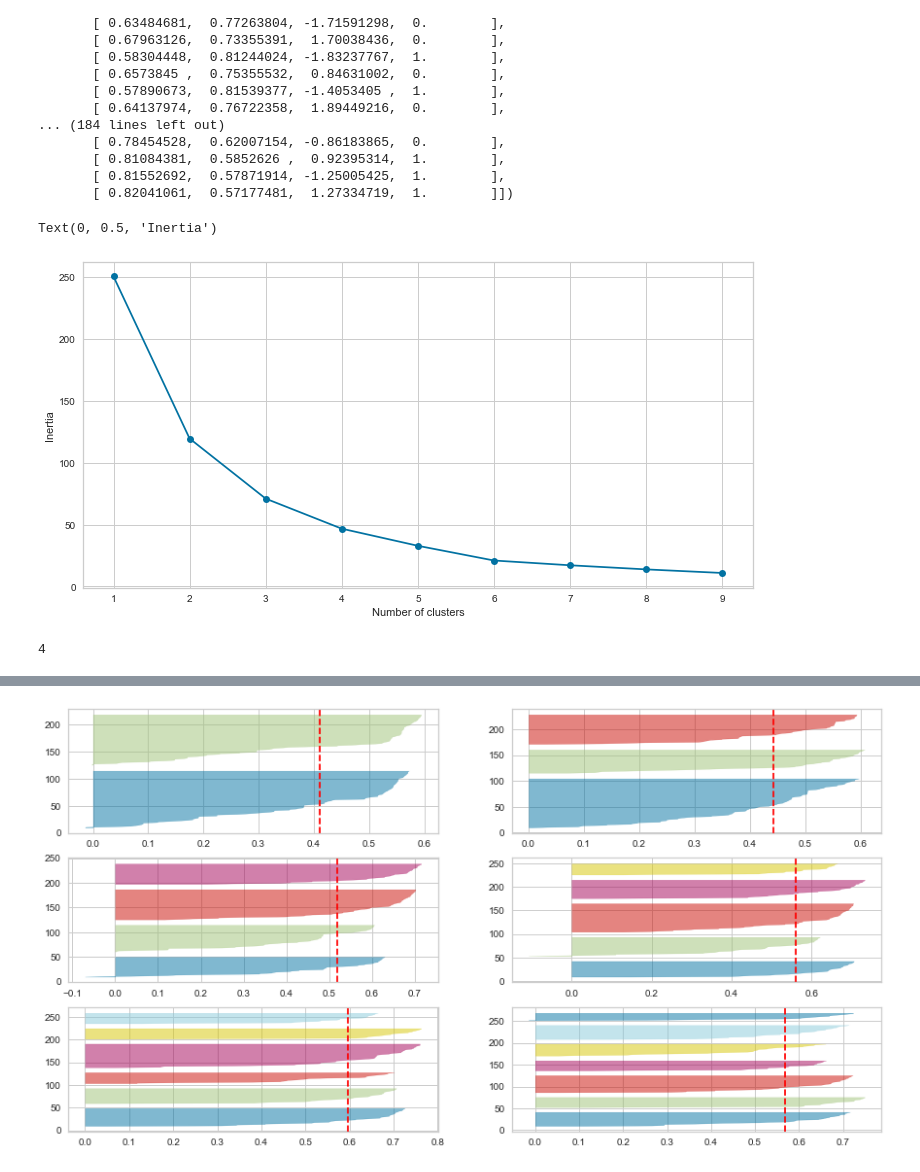
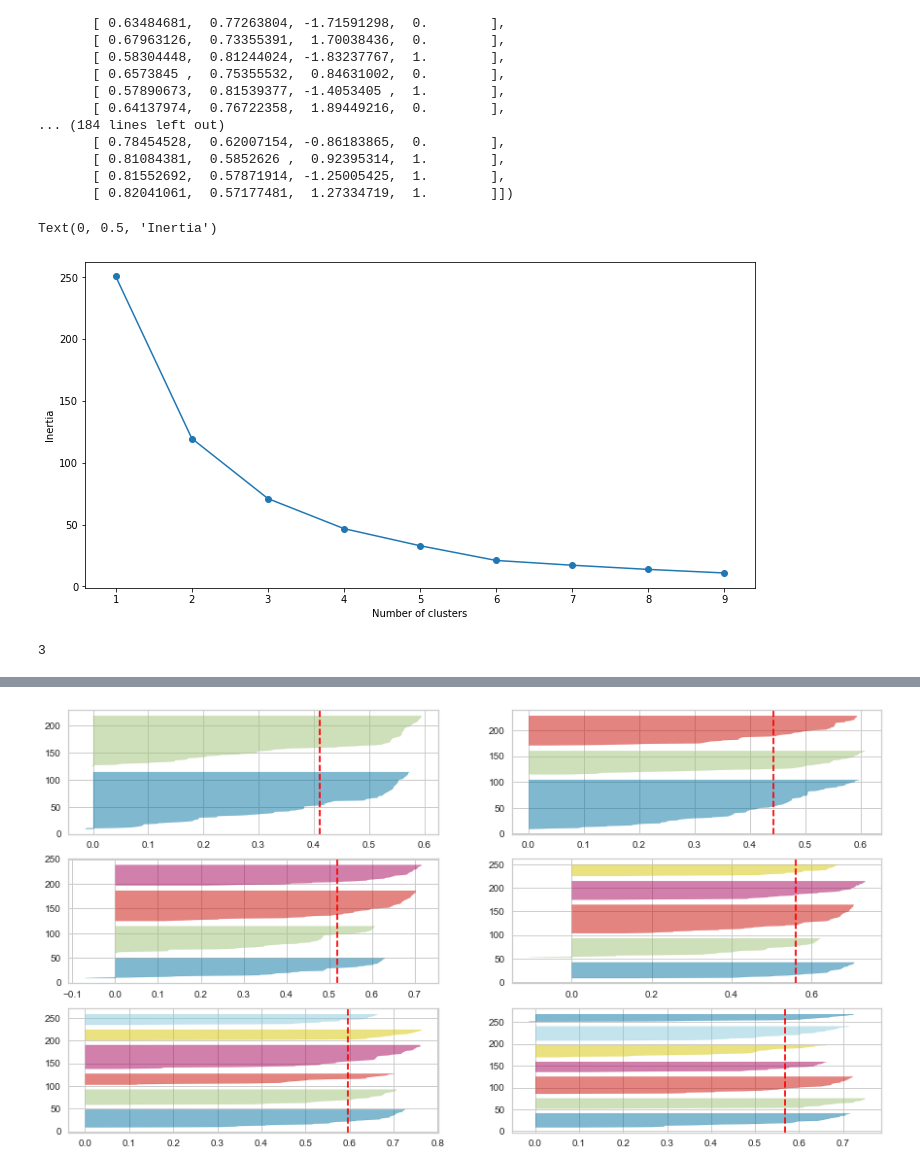
Before and after one commit to msdelaney/KMeans, a Jupyter notebook: Segmentation Pipeline.ipynb, the cells around one changed output, grey strips where cells are left out. Saved outputs shown, nothing was run; the diff lists cells and outputs as text; code cells hidden in the pictures.

```diff
--- a/Segmentation Pipeline.ipynb
+++ b/Segmentation Pipeline.ipynb
@@ -113,29 +113,29 @@ array([[ 0.67924479,  0.73391179, -0.43480148,  1.        ],
 # %%
 SSE = []
 
 for cluster in range(1,10):
     kmeans = KMeans(n_clusters = cluster, init='k-means++')
     pipe = Pipeline([('preprocess',preprocess_pipeline), ('clf',kmeans)])
     pipe.fit(df)
-    SSE.append(kmeans.inertia_)
+    SSE.append(pipe['clf'].inertia_)
 
 # converting the results into a dataframe and plotting them
 #plotting to find the elbow of the figure which is the optimal # of clusters
 
 frame = pd.DataFrame({'Cluster':range(1,10), 'SSE':SSE})
 plt.figure(figsize=(12,6))
 plt.plot(frame['Cluster'], frame['SSE'], marker='o')
 plt.xlabel('Number of clusters')
 plt.ylabel('Inertia')
 # %% [output]
 Text(0, 0.5, 'Inertia')
-[figure, old version]
+[figure, new version]
 # %%
 #function to find knees if visual is difficult
 kneecheck = KneeLocator(frame['Cluster'],frame['SSE'],curve ='convex',direction='decreasing')
 
 OptimalClusters = kneecheck.knee
-OptimalClusters = 4
+#OptimalClusters = 4
 print(OptimalClusters)
 # %% [output]
-4
+3
```
Also changed, not shown: parts of 3 cells of this notebook.
